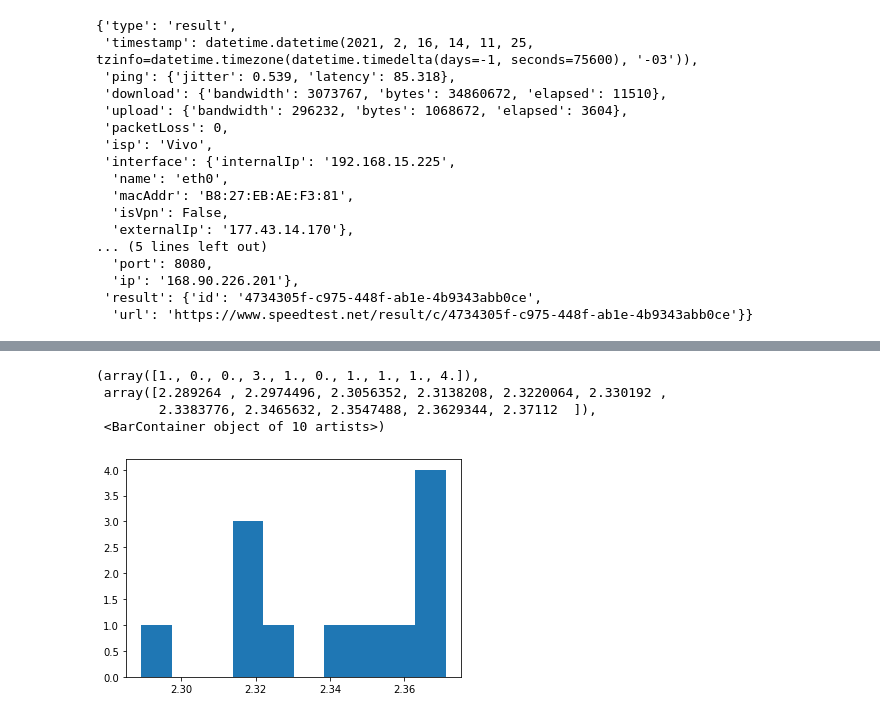
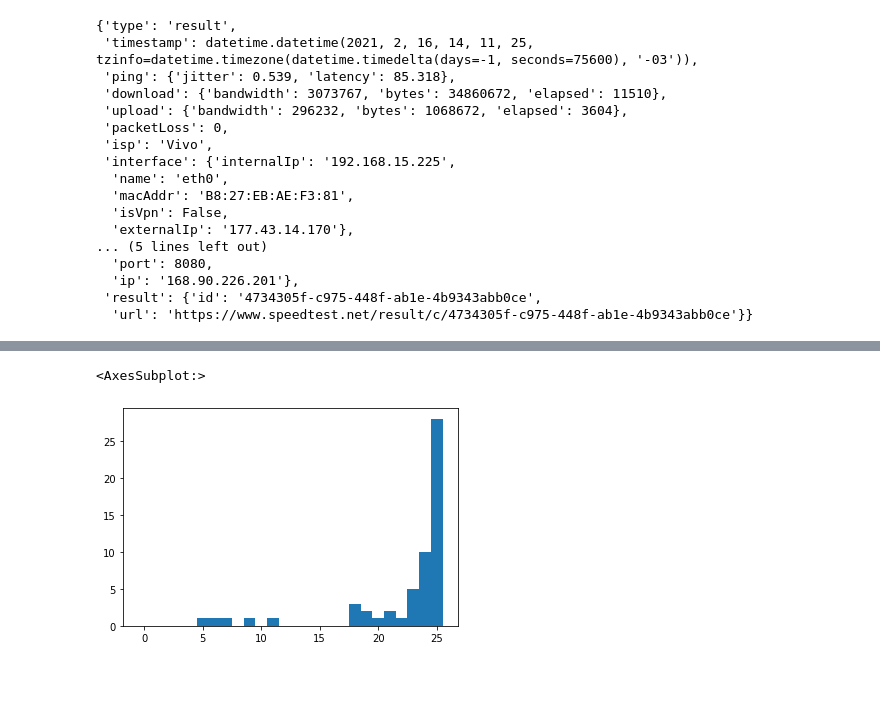
Before and after one commit to AugustoQueiroz/SpeedTestResults, a Jupyter notebook: exploration.ipynb, the cells around one changed output, grey strips where cells are left out. Saved outputs shown, nothing was run; the diff lists cells and outputs as text; code cells hidden in the pictures; blank space fills up the shorter version.

```diff
--- a/exploration.ipynb
+++ b/exploration.ipynb
@@ -1,34 +0,0 @@
-# %%
-from __future__ import annotations
-
-from dateutil.parser import parse
-import datetime
-import json
-
-class SpeedTestLoggerResults:
-    @staticmethod
-    def load(results_file_path: str) -> SpeedTestLoggerResults:
-        results = []
-        with open(results_file_path) as results_file:
-            for line in results_file:
-                results.append(json.loads(line))
-
-        return SpeedTestLoggerResults(results)
-
-    def __init__(self, result_jsons: [dict]):
-        self.results = result_jsons
-
-        for result in self.results:
-            result['timestamp'] = self.__parse_timestamp(result['timestamp'])
-
-    def __parse_timestamp(self, ts: str) -> datetime.datetime:
-        return parse(ts).replace(tzinfo=datetime.timezone.utc).astimezone(tz=None)
-
-    def __getitem__(self, keys):
-        filtered = self.results
-        if isinstance(keys, str):
-            keys = (keys, )
-        if isinstance(keys, tuple):
-            for key in keys:
-                filtered = [f[key] for f in filtered]
-        return filtered
@@ -71,11 +25,5 @@ plt.hist(download_bandwidths_in_Mbps)
-# %%
-upload_bandwidths = results['upload', 'bandwidth']
-upload_bandwidths_in_Mbps = [bw * 8 / 1000000.0 for bw in upload_bandwidths]
-
-plt.hist(upload_bandwidths_in_Mbps)
-# %% [output]
-(array([1., 0., 0., 3., 1., 0., 1., 1., 1., 4.]),
- array([2.289264 , 2.2974496, 2.3056352, 2.3138208, 2.3220064, 2.330192 ,
-        2.3383776, 2.3465632, 2.3547488, 2.3629344, 2.37112  ]),
- <BarContainer object of 10 artists>)
-[figure, removed]
+# %%
+results.plot_hist(('download', 'bandwidth'), map_fn=lambda x: x*8 / 1000000, bins=[i - 0.5 for i in range(27)])
+# %% [output]
+<AxesSubplot:>
+[figure, added]
```
Also changed, not shown: parts of 10 cells of this notebook.
